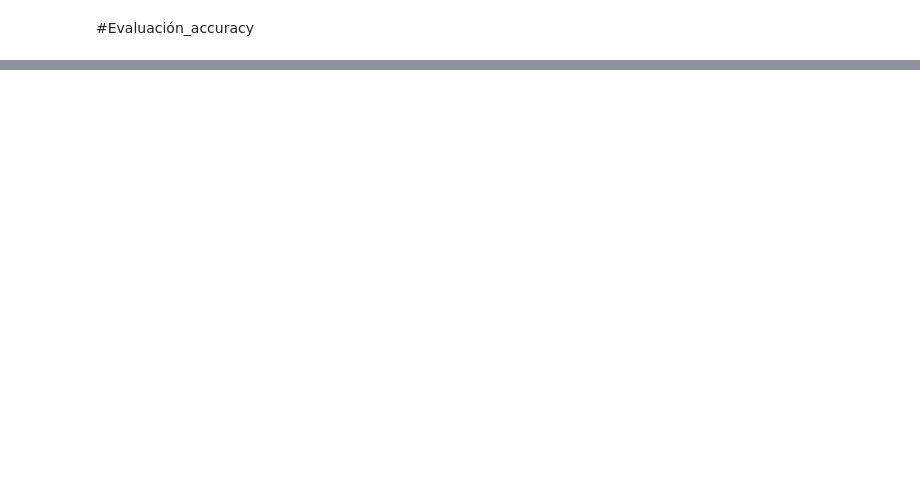
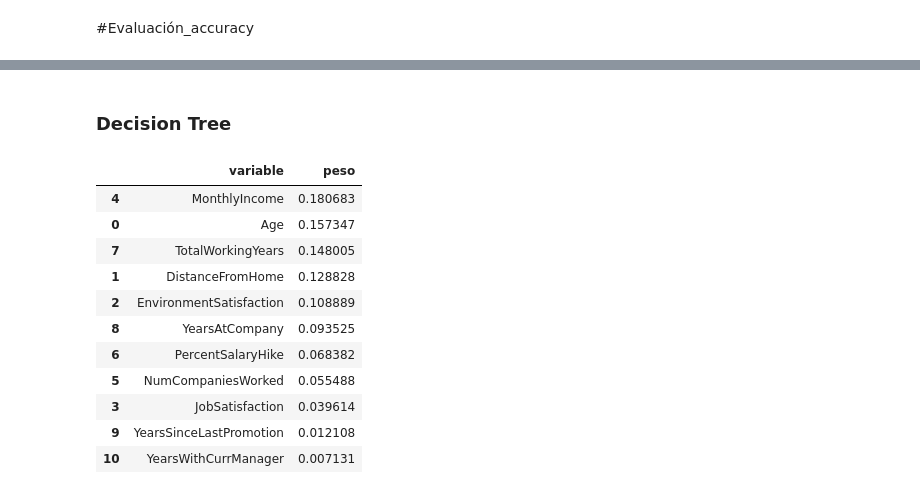
Before and after one commit to osiris-contreras/Anal-tica-en-Recursos-Humanos, a Jupyter notebook: modelos.ipynb, the cells around one changed output, grey strips where cells are left out. Drawn from its saved outputs; the diff is of its cells as text; code cells hidden in the pictures; blank space fills up the shorter version.

```diff
--- a/modelos.ipynb
+++ b/modelos.ipynb
@@ -330,0 +531,22 @@ dtype: float64
+# %% [markdown]
+### Decision Tree
+# %%
+importancia1=pd.DataFrame( rtree_final.feature_names_in_)
+importancia2=pd.DataFrame(rtree_final.feature_importances_)
+importancia=pd.concat([importancia1,importancia2],axis=1)
+importancia.columns=["variable","peso"]
+importancia.sort_values('peso')
+importancia.sort_values(by=["peso"], ascending=False)
+# %% [output]
+|  | variable | peso |
+| 4 | MonthlyIncome | 0.180683 |
+| 0 | Age | 0.157347 |
+| 7 | TotalWorkingYears | 0.148005 |
+| 1 | DistanceFromHome | 0.128828 |
+| 2 | EnvironmentSatisfaction | 0.108889 |
+| 8 | YearsAtCompany | 0.093525 |
+| 6 | PercentSalaryHike | 0.068382 |
+| 5 | NumCompaniesWorked | 0.055488 |
+| 3 | JobSatisfaction | 0.039614 |
+| 9 | YearsSinceLastPromotion | 0.012108 |
+| 10 | YearsWithCurrManager | 0.007131 |
```
Also changed, not shown: parts of 30 cells of this notebook, 6 other files.
